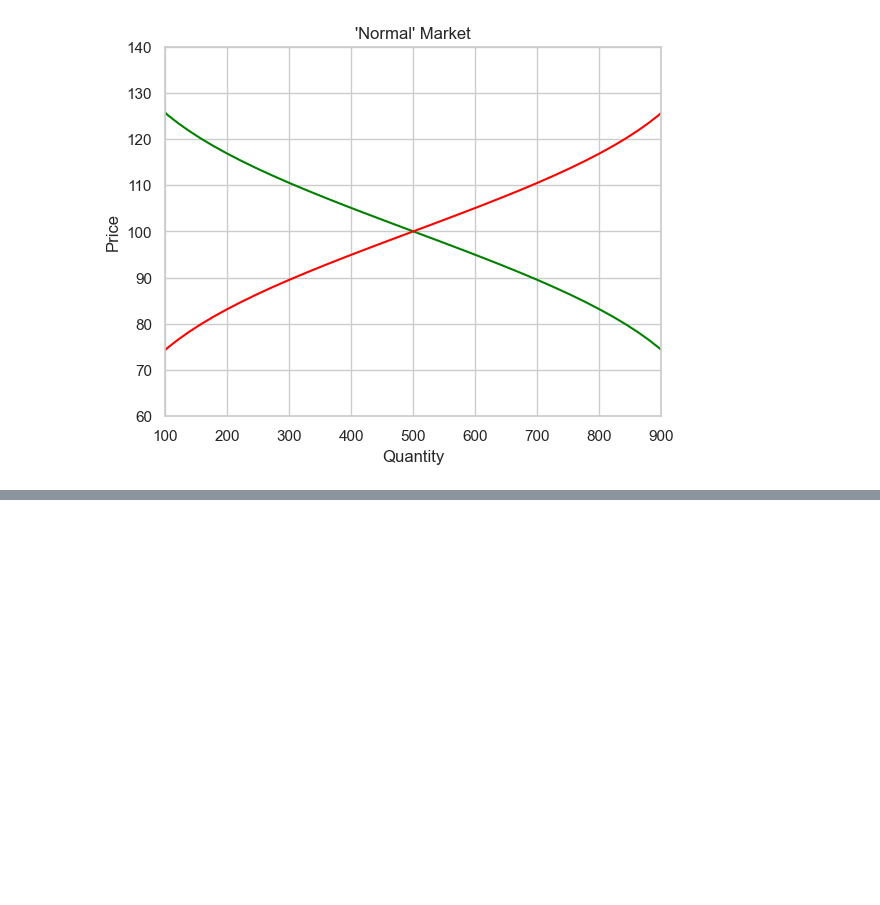
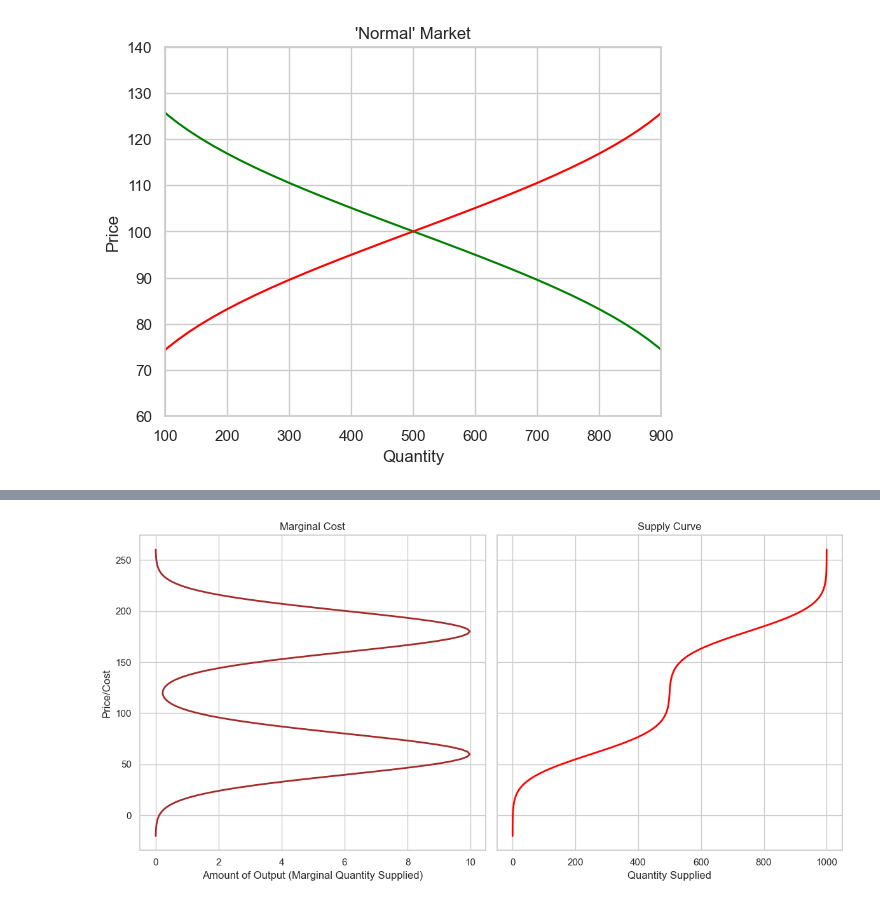
Before and after one commit to ohmurphy/market_cdfs, a Jupyter notebook: market_curves.ipynb, the cells around one changed output, grey strips where cells are left out. Drawn from its saved outputs; the diff is of its cells as text; code cells hidden in the pictures; blank space fills up the shorter version.

```diff
--- a/market_curves.ipynb
+++ b/market_curves.ipynb
@@ -112,0 +143,15 @@ plt.show()
+# %%
+fig, (ax1, ax2) = plt.subplots(1, 2, figsize=(12, 6), sharey=True)
+ax1.plot(pdf_dist, prices, linewidth=2, color='brown')
+ax1.set_title('Marginal Cost')
+ax1.set_xlabel('Amount of Output (Marginal Quantity Supplied)')
+ax1.set_ylabel('Price/Cost')
+ax1.grid(True)
+ax2.plot(cdf_dist_supply, prices, linewidth=2, color='red')
+ax2.set_title('Supply Curve')
+ax2.set_xlabel('Quantity Supplied')
+ax2.grid(True)
+plt.tight_layout()
+plt.show()
+# %% [output]
+[figure, added]
```
Also changed, not shown: parts of 5 cells of this notebook, 1 other file.
